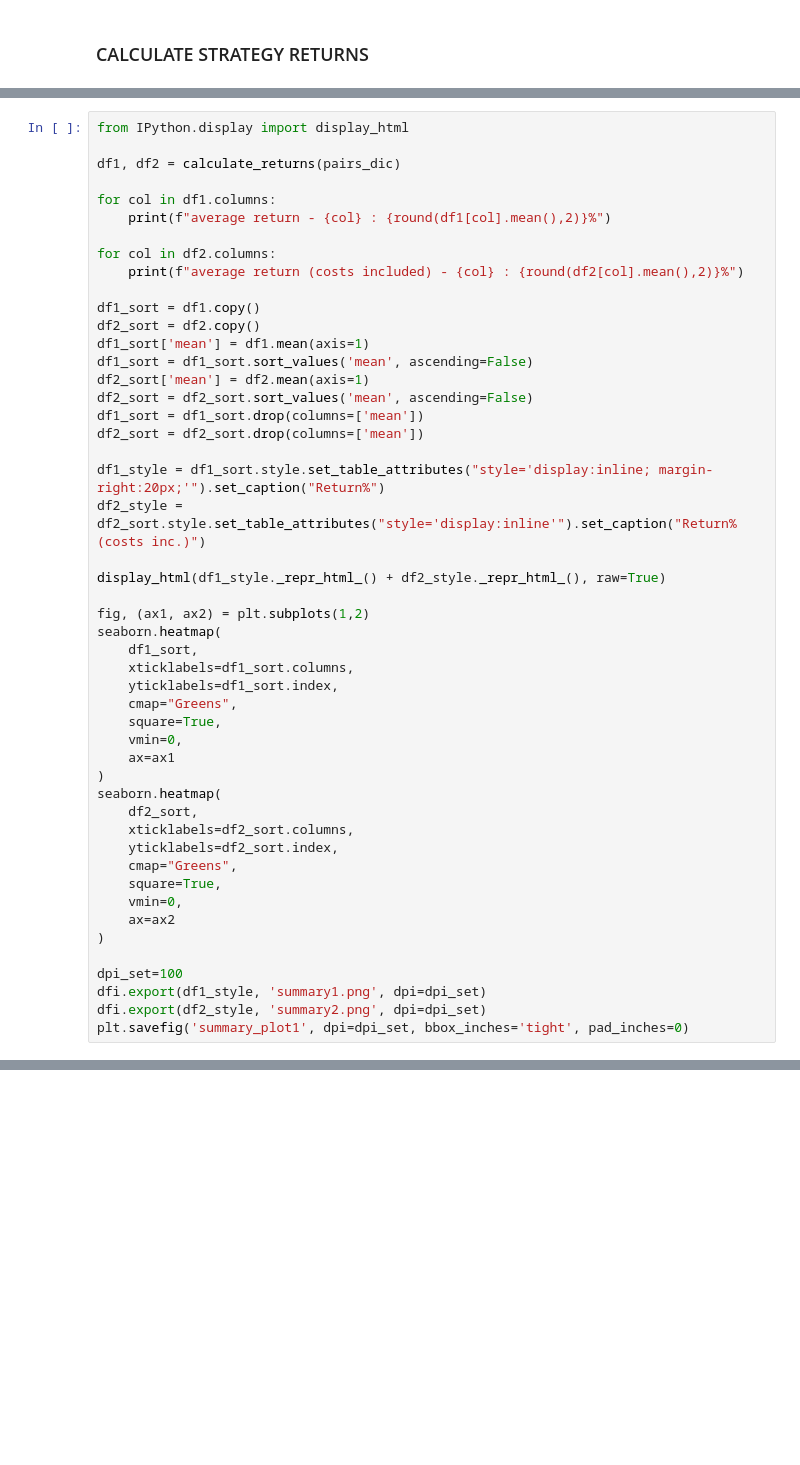
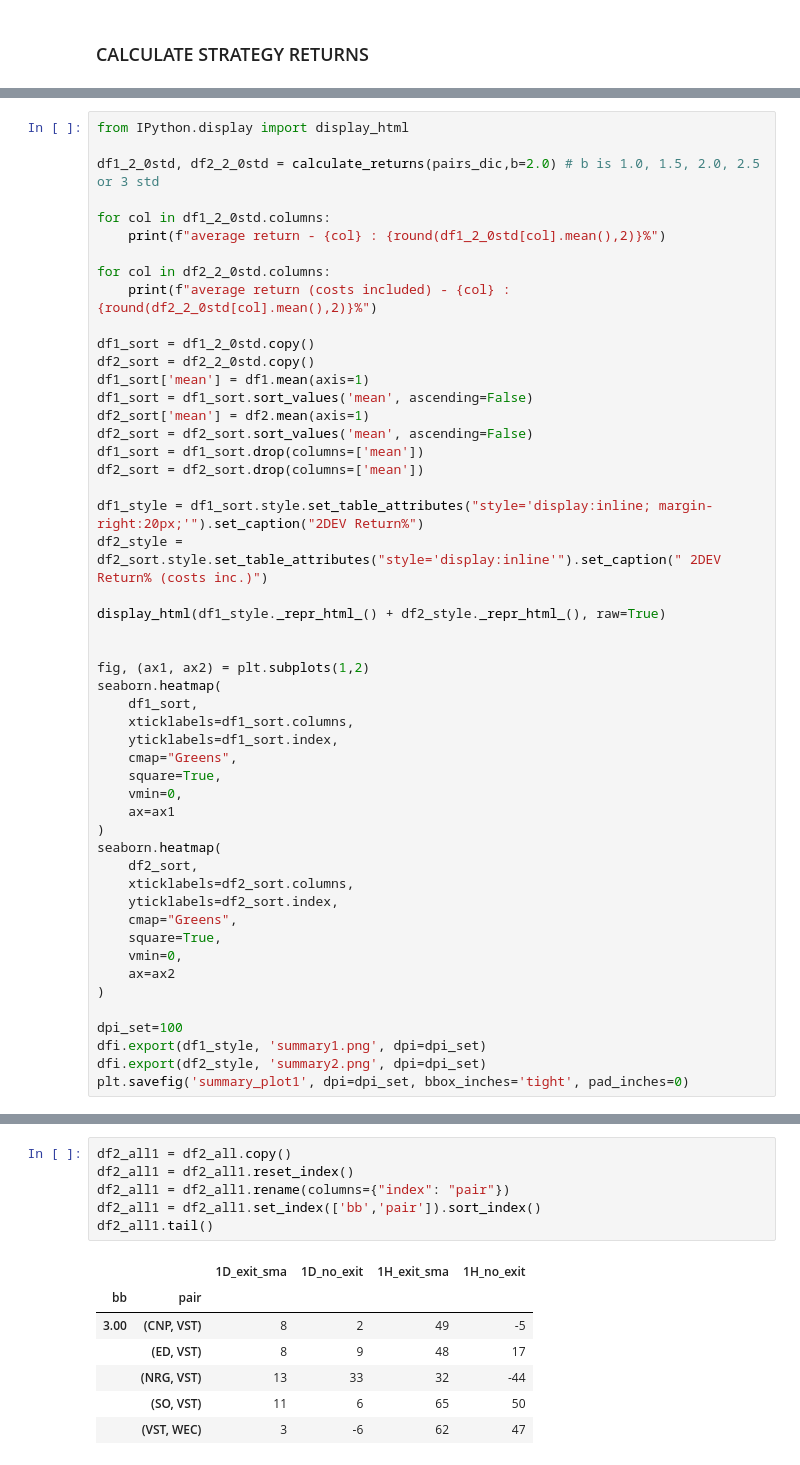
Before and after one commit to ozdemirozcelik/coint-tools, a Jupyter notebook: 7-summary-backtest.ipynb, the cells around one changed output, grey strips where cells are left out. Saved outputs shown, nothing was run; the diff lists cells and outputs as text; blank space fills up the shorter version.

```diff
--- a/7-summary-backtest.ipynb
+++ b/7-summary-backtest.ipynb
@@ -276,16 +319,16 @@ def calculate_returns(data_dic):
 # %%
 from IPython.display import display_html
 
-df1, df2 = calculate_returns(pairs_dic)
+df1_2_0std, df2_2_0std = calculate_returns(pairs_dic,b=2.0) # b is 1.0, 1.5, 2.0, 2.5 or 3 std
 
-for col in df1.columns:
-    print(f"average return - {col} : {round(df1[col].mean(),2)}%")
+for col in df1_2_0std.columns:
+    print(f"average return - {col} : {round(df1_2_0std[col].mean(),2)}%")
 
-for col in df2.columns:
-    print(f"average return (costs included) - {col} : {round(df2[col].mean(),2)}%")
+for col in df2_2_0std.columns:
+    print(f"average return (costs included) - {col} : {round(df2_2_0std[col].mean(),2)}%")
 
-df1_sort = df1.copy()
-df2_sort = df2.copy()
+df1_sort = df1_2_0std.copy()
+df2_sort = df2_2_0std.copy()
 df1_sort['mean'] = df1.mean(axis=1)
 df1_sort = df1_sort.sort_values('mean', ascending=False)
 df2_sort['mean'] = df2.mean(axis=1)
@@ -293,10 +336,11 @@ df2_sort = df2_sort.sort_values('mean', ascending=False)
 df1_sort = df1_sort.drop(columns=['mean'])
 df2_sort = df2_sort.drop(columns=['mean'])
 
-df1_style = df1_sort.style.set_table_attributes("style='display:inline; margin-right:20px;'").set_caption("Return%")
-df2_style = df2_sort.style.set_table_attributes("style='display:inline'").set_caption("Return% (costs inc.)")
+df1_style = df1_sort.style.set_table_attributes("style='display:inline; margin-right:20px;'").set_caption("2DEV Return%")
+df2_style = df2_sort.style.set_table_attributes("style='display:inline'").set_caption(" 2DEV Return% (costs inc.)")
 
 display_html(df1_style._repr_html_() + df2_style._repr_html_(), raw=True)
+
 
 fig, (ax1, ax2) = plt.subplots(1,2)
 seaborn.heatmap(
@@ -422,0 +492,14 @@ Return% (costs inc.)
+# %%
+df2_all1 = df2_all.copy()
+df2_all1 = df2_all1.reset_index()
+df2_all1 = df2_all1.rename(columns={"index": "pair"})
+df2_all1 = df2_all1.set_index(['bb','pair']).sort_index()
+df2_all1.tail()
+# %% [output]
+|  |  | 1D_exit_sma | 1D_no_exit | 1H_exit_sma | 1H_no_exit |
+| bb | pair |  |  |  |  |
+| 3.00 | (CNP, VST) | 8 | 2 | 49 | -5 |
+|  | (ED, VST) | 8 | 9 | 48 | 17 |
+|  | (NRG, VST) | 13 | 33 | 32 | -44 |
+|  | (SO, VST) | 11 | 6 | 65 | 50 |
+|  | (VST, WEC) | 3 | -6 | 62 | 47 |
```
Also changed, not shown: parts of 25 cells of this notebook, 3 other files.
